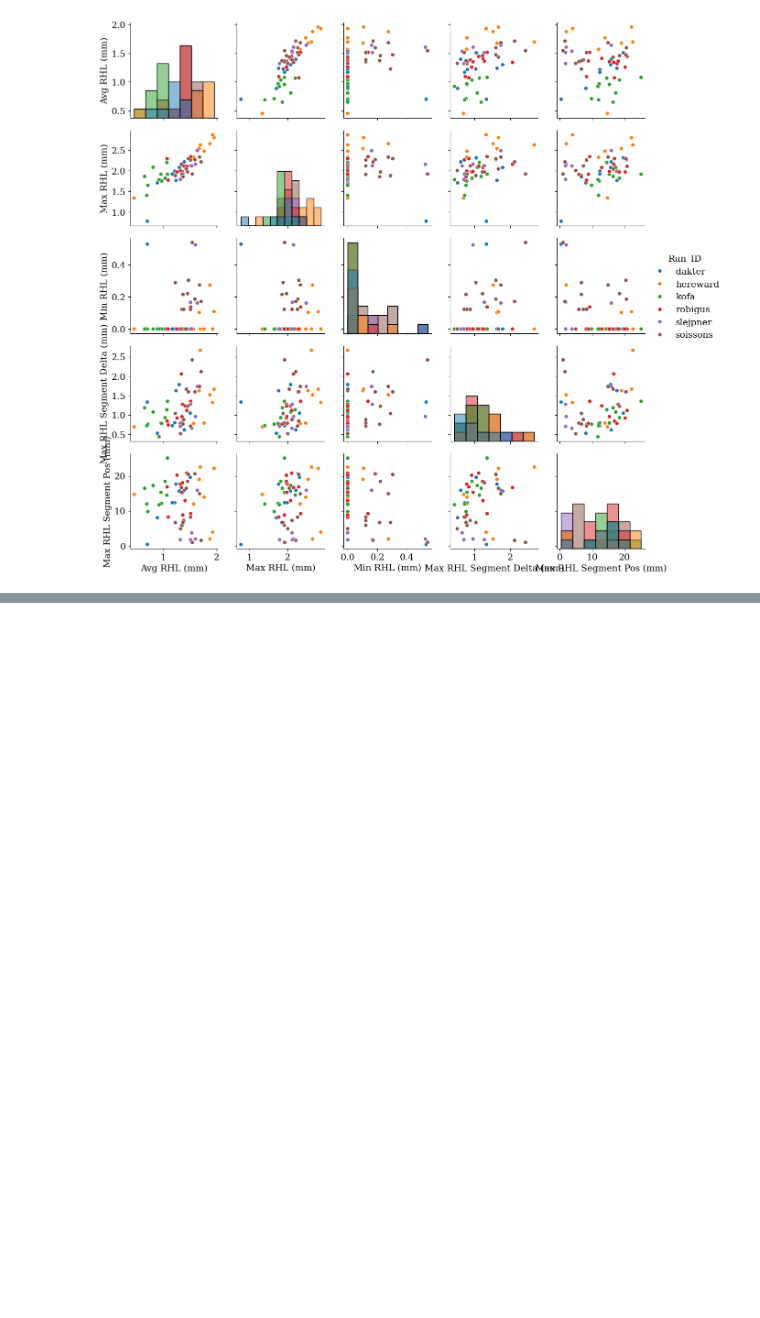
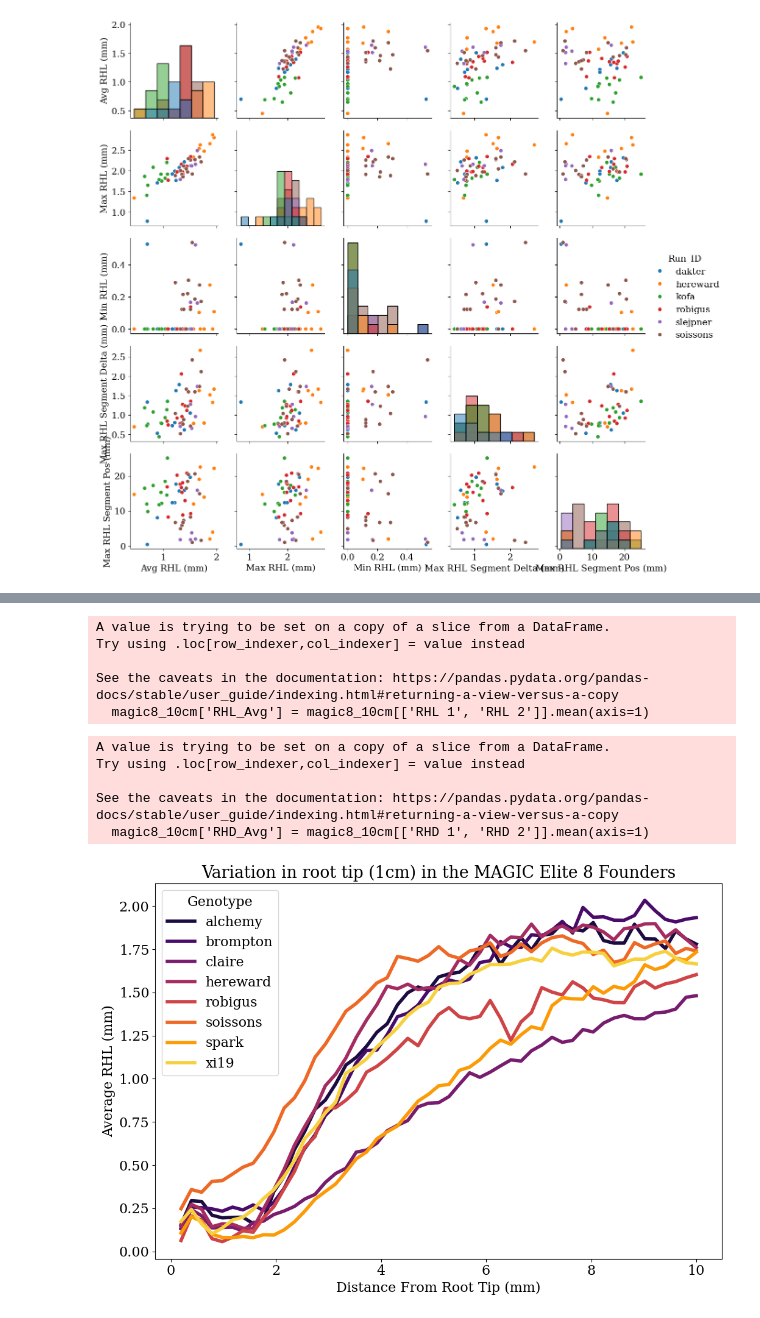
Before and after one commit to iantsang779/pyRootHair, a Jupyter notebook: data/rh_data.ipynb, the cells around one changed output, grey strips where cells are left out. Drawn from its saved outputs; the diff is of its cells as text; code cells hidden in the pictures; blank space fills up the shorter version.

```diff
--- a/data/rh_data.ipynb
+++ b/data/rh_data.ipynb
@@ -249,2 +301,0 @@ raw_df['RHL_Avg'] = raw_df[['RHL 1', 'RHL 2']].mean(axis=1)
-# %%
-raw_df['RHD_Avg'] = raw_df[['RHD 1', 'RHD 2']].mean(axis=1)
@@ -307,0 +302,4 @@ plt.show()
+# %%
+# subset for only 0-10cm from root tip
+
+magic8_10cm = raw_df[raw_df['Distance From Root Tip (mm)'] <= 10]
@@ -307,0 +323,37 @@ plt.show()
+# %%
+magic8_10cm['RHL_Avg'] = magic8_10cm[['RHL 1', 'RHL 2']].mean(axis=1)
+# %% [output]
+A value is trying to be set on a copy of a slice from a DataFrame.
+Try using .loc[row_indexer,col_indexer] = value instead
+
+See the caveats in the documentation: https://pandas.pydata.org/pandas-docs/stable/user_guide/indexing.html#returning-a-view-versus-a-copy
+  magic8_10cm['RHL_Avg'] = magic8_10cm[['RHL 1', 'RHL 2']].mean(axis=1)
+# %%
+magic8_10cm['RHD_Avg'] = magic8_10cm[['RHD 1', 'RHD 2']].mean(axis=1)
+# %% [output]
+A value is trying to be set on a copy of a slice from a DataFrame.
+Try using .loc[row_indexer,col_indexer] = value instead
+
+See the caveats in the documentation: https://pandas.pydata.org/pandas-docs/stable/user_guide/indexing.html#returning-a-view-versus-a-copy
+  magic8_10cm['RHD_Avg'] = magic8_10cm[['RHD 1', 'RHD 2']].mean(axis=1)
+# %%
+# plt.rcParams['font.family'] = 'serif'
+# plt.rcParams['font.size'] = 16
+
+plt.rcParams['figure.figsize'] = (12,8)
+a = sns.lineplot(data=magic8_10cm,
+            x='Distance From Root Tip (mm)',
+            y='RHL_Avg',
+            hue='Genotype',
+            palette='inferno',
+            markers=True,
+            errorbar=None,
+            linewidth=4
+            )
+a.set_ylabel('Average RHL (mm)')
+
+
+plt.title('Variation in root tip (1cm) in the MAGIC Elite 8 Founders')
+plt.show()
+# %% [output]
+[figure, added]
```
Also changed, not shown: parts of 70 cells of this notebook, 43 other files.
